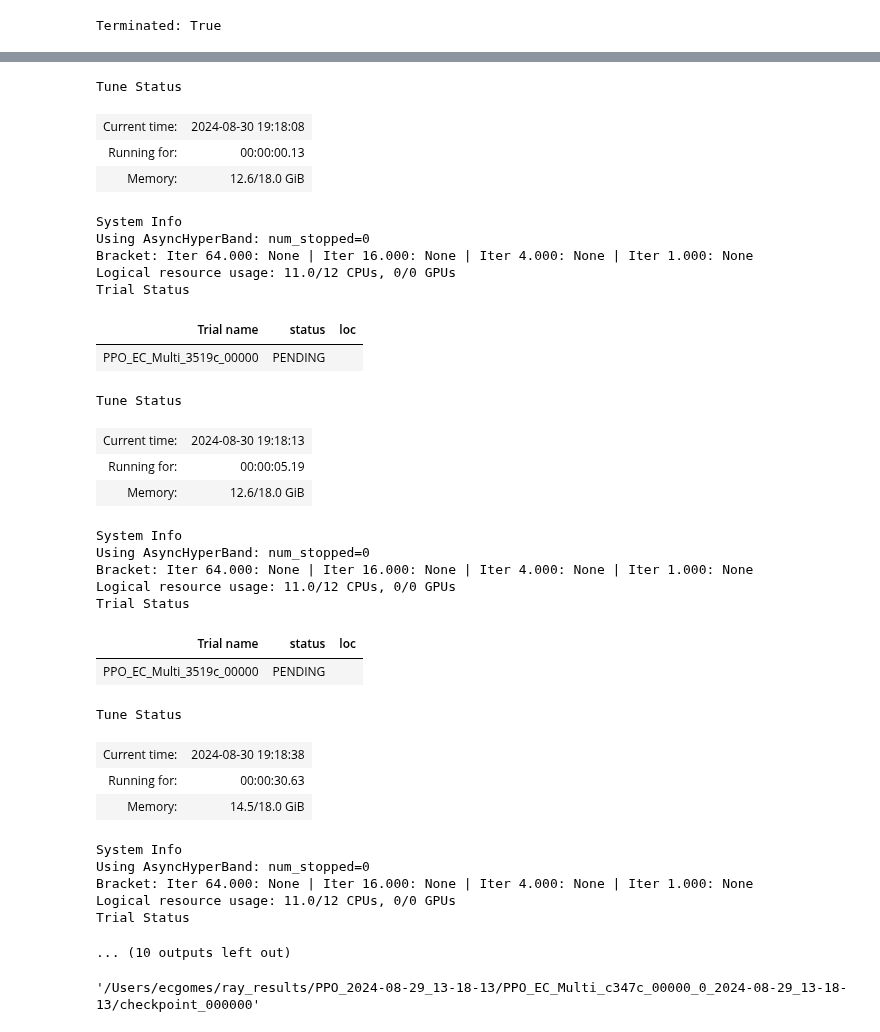
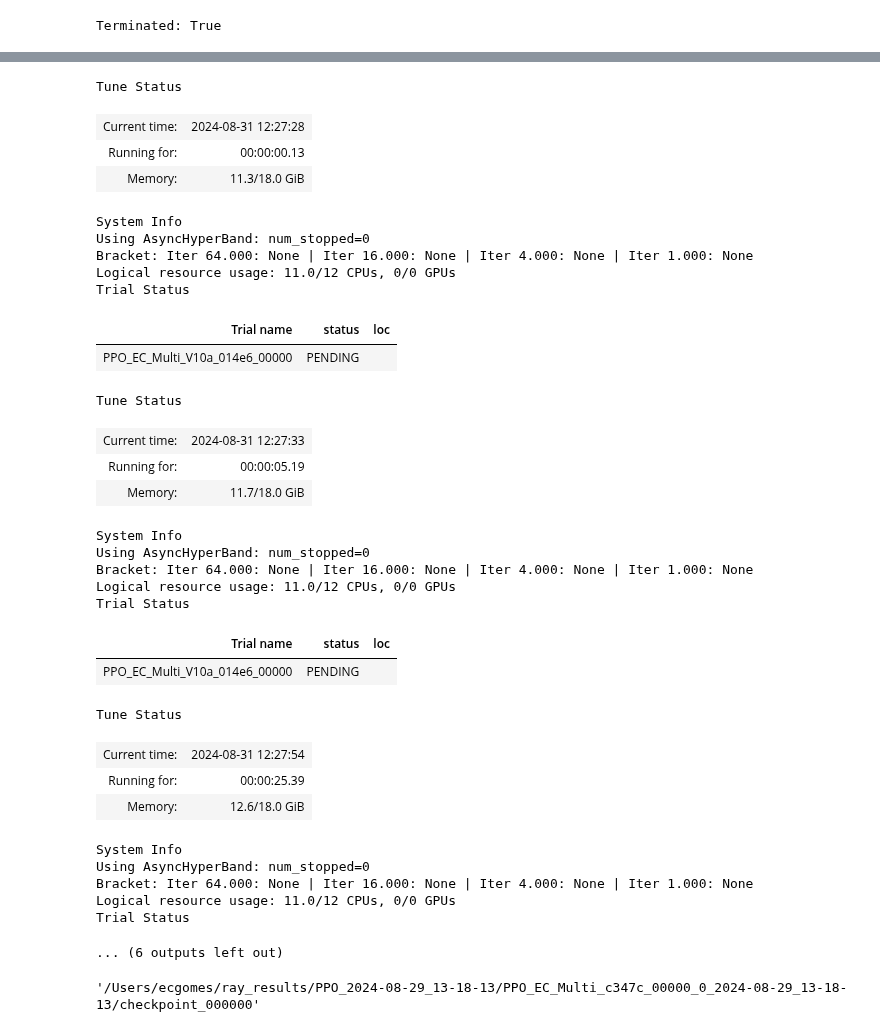
Before and after one commit to ECGomes/pyecom, a Jupyter notebook: notebooks/scenarios/sequential_testing/sequential_rl_v1.ipynb, the cells around one changed output, grey strips where cells are left out. Cells and saved outputs as stored; diff of their text form; code cells hidden in the pictures.

```diff
--- a/notebooks/scenarios/sequential_testing/sequential_rl_v1.ipynb
+++ b/notebooks/scenarios/sequential_testing/sequential_rl_v1.ipynb
@@ -333,11 +333,11 @@ for datapoint in list(dataset_resources.keys())[:1]:
                                       balance_penalty=BALANCE_PENALTY,
                                       execution_order=execution_order)
 
-    register_env("EC_Multi", lambda config: env)
+    register_env("EC_Multi_V10a", lambda config: env)
 
     # Define the PPOConfig
     config = PPOConfig() \
-        .environment(env="EC_Multi", disable_env_checking=False)\
+        .environment(env="EC_Multi_V10a", disable_env_checking=False)\
         .training(train_batch_size=512,
                   lr=2e-4, #tune.grid_search([0.001, 0.0001]),
                   gamma=0.99,
@@ -447,48 +447,48 @@ for datapoint in list(dataset_resources.keys())[:1]:
     scheduler = AsyncHyperBandScheduler(time_attr="training_iteration")
 
     # Train the algorithm with Tuner
     tuner = tune.Tuner(
         "PPO",
         param_space=config,
         run_config=train.RunConfig(stop={'training_iteration': 500, 'episode_reward_mean': 4000}),
         tune_config=tune.TuneConfig(scheduler=scheduler,
                                     num_samples=1, metric="episode_reward_max", mode="max"),
     )
     results = tuner.fit()
 # %% [output]
 [interactive output not drawn]
 Tune Status
-| Current time: | 2024-08-30 19:18:08 |
+| Current time: | 2024-08-31 12:27:28 |
 | Running for: | 00:00:00.13 |
-| Memory: | 12.6/18.0 GiB |
+| Memory: | 11.3/18.0 GiB |
 System Info
 Using AsyncHyperBand: num_stopped=0
 Bracket: Iter 64.000: None | Iter 16.000: None | Iter 4.000: None | Iter 1.000: None
 Logical resource usage: 11.0/12 CPUs, 0/0 GPUs
 Trial Status
 | Trial name | status | loc |
-| PPO_EC_Multi_3519c_00000 | PENDING |  |
+| PPO_EC_Multi_V10a_014e6_00000 | PENDING |  |
 Tune Status
-| Current time: | 2024-08-30 19:18:13 |
+| Current time: | 2024-08-31 12:27:33 |
 | Running for: | 00:00:05.19 |
-| Memory: | 12.6/18.0 GiB |
+| Memory: | 11.7/18.0 GiB |
 System Info
 Using AsyncHyperBand: num_stopped=0
 Bracket: Iter 64.000: None | Iter 16.000: None | Iter 4.000: None | Iter 1.000: None
 Logical resource usage: 11.0/12 CPUs, 0/0 GPUs
 Trial Status
 | Trial name | status | loc |
-| PPO_EC_Multi_3519c_00000 | PENDING |  |
+| PPO_EC_Multi_V10a_014e6_00000 | PENDING |  |
 Tune Status
-| Current time: | 2024-08-30 19:18:38 |
-| Running for: | 00:00:30.63 |
-| Memory: | 14.5/18.0 GiB |
+| Current time: | 2024-08-31 12:27:54 |
+| Running for: | 00:00:25.39 |
+| Memory: | 12.6/18.0 GiB |
 System Info
 Using AsyncHyperBand: num_stopped=0
 Bracket: Iter 64.000: None | Iter 16.000: None | Iter 4.000: None | Iter 1.000: None
 Logical resource usage: 11.0/12 CPUs, 0/0 GPUs
 Trial Status
-... (10 outputs left out)
+... (6 outputs left out)
 # %%
  results.get_best_result('episode_reward_mean', 'max').get_best_checkpoint('episode_reward_mean', 'max').path
 # %% [output]
```
Also changed, not shown: parts of 2 cells of this notebook, 1 other file.
